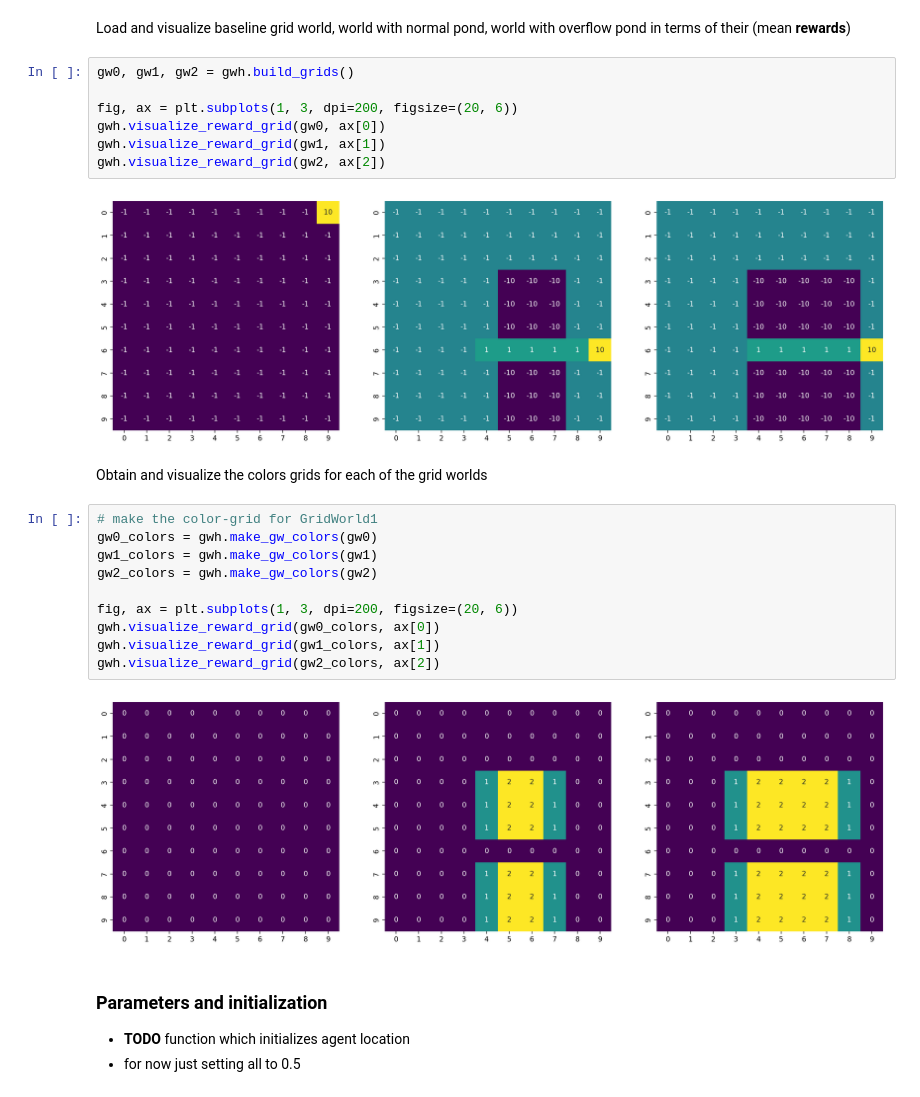
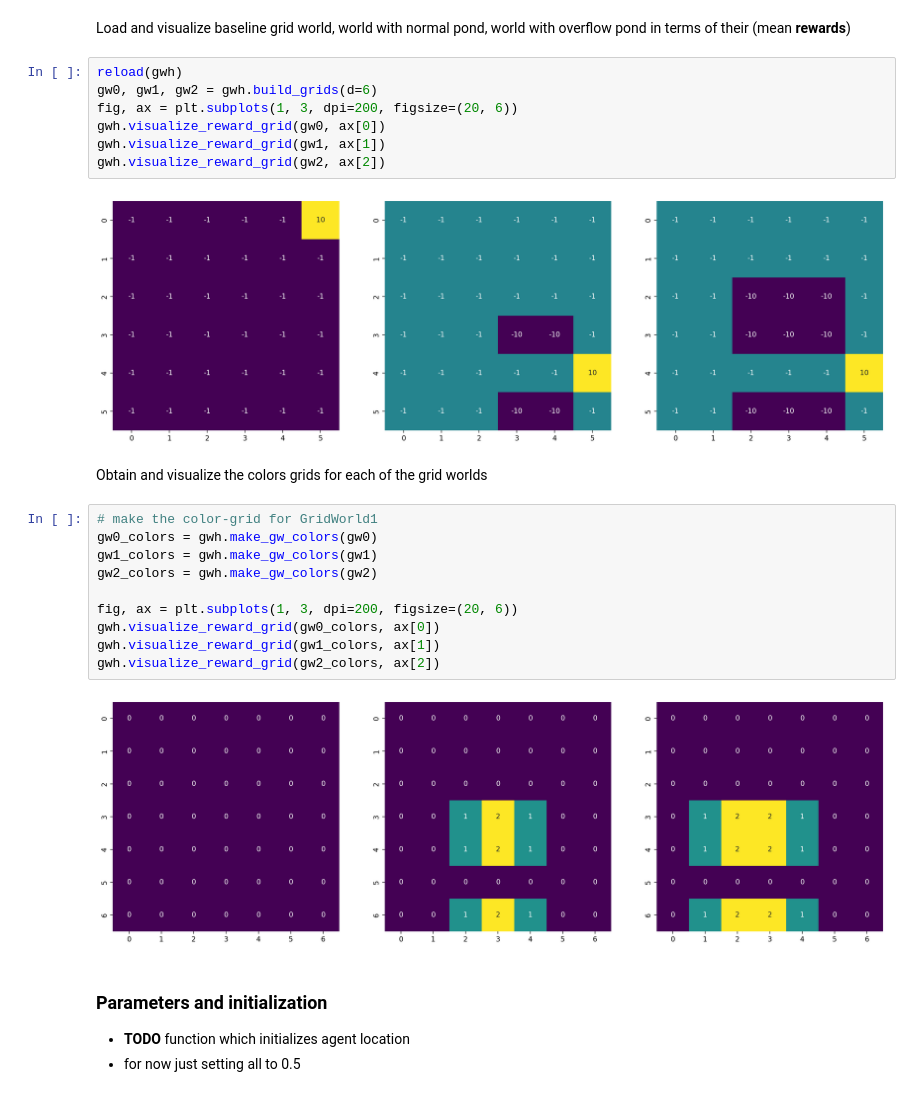
Before and after one commit to skbwu/probabilistic-missing-data-imputation, a Jupyter notebook: gridworlds.ipynb, the cells around one changed output. Cells and saved outputs as stored; diff of their text form.

Commit message:
Parameterize grid world creator by dimension d

```diff
--- a/gridworlds.ipynb
+++ b/gridworlds.ipynb
@@ -11,14 +11,14 @@ import GridWorldHelpers as gwh
 # %% [markdown]
 Load and visualize baseline grid world, world with normal pond, world with overflow pond in terms of their  (mean **rewards**)
 # %%
-gw0, gw1, gw2 = gwh.build_grids()
-
+reload(gwh)
+gw0, gw1, gw2 = gwh.build_grids(d=6)
 fig, ax = plt.subplots(1, 3, dpi=200, figsize=(20, 6))
 gwh.visualize_reward_grid(gw0, ax[0])
 gwh.visualize_reward_grid(gw1, ax[1])
 gwh.visualize_reward_grid(gw2, ax[2])
 # %% [output]
-[figure, old version]
+[figure, new version]
 # %% [markdown]
 Obtain and visualize the colors grids for each of the grid worlds
 # %%
@@ -32,7 +32,7 @@ gwh.visualize_reward_grid(gw0_colors, ax[0])
 gwh.visualize_reward_grid(gw1_colors, ax[1])
 gwh.visualize_reward_grid(gw2_colors, ax[2])
 # %% [output]
-[figure, old version]
+[figure, new version]
 # %% [markdown]
 ### Parameters and initialization
 
```
Also changed, not shown: 1 other file.
